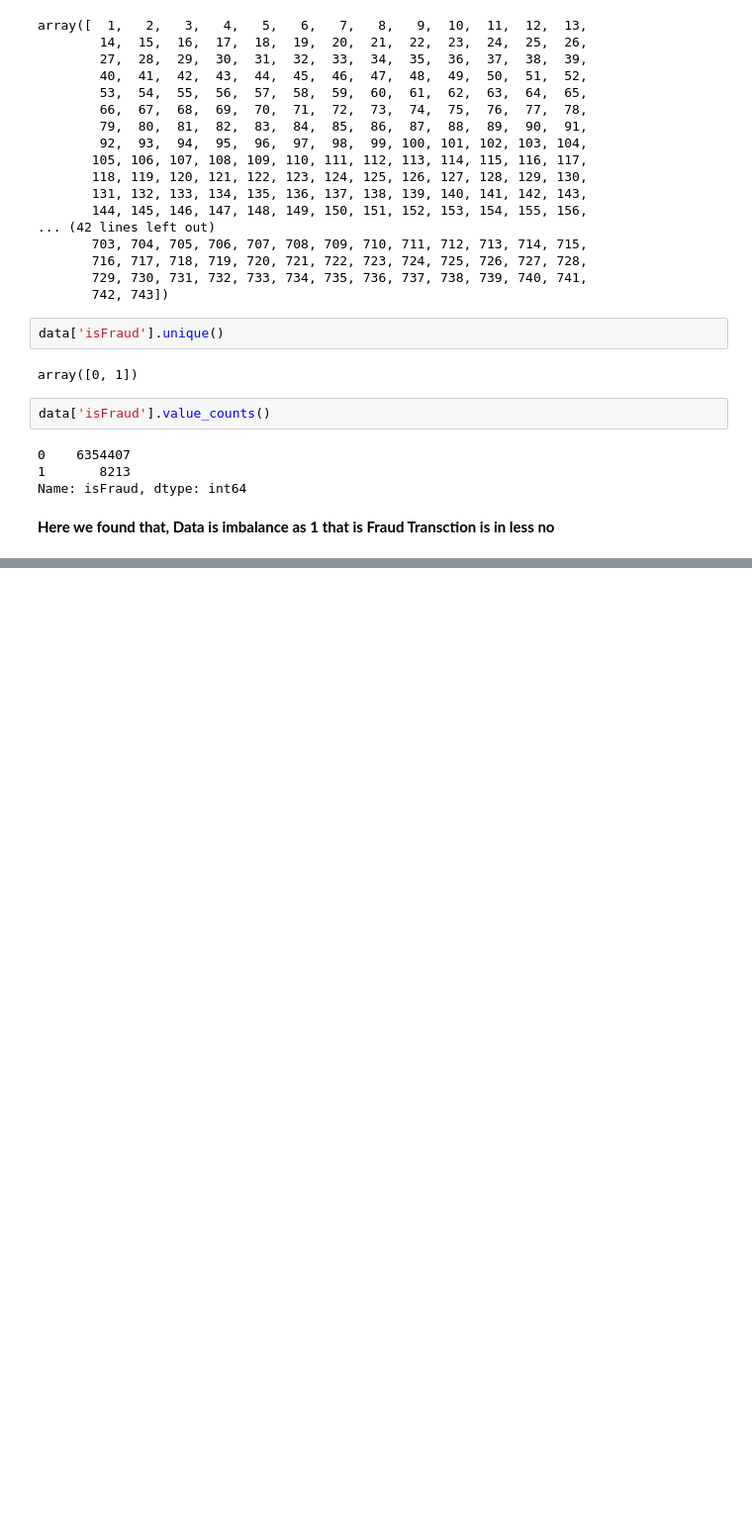
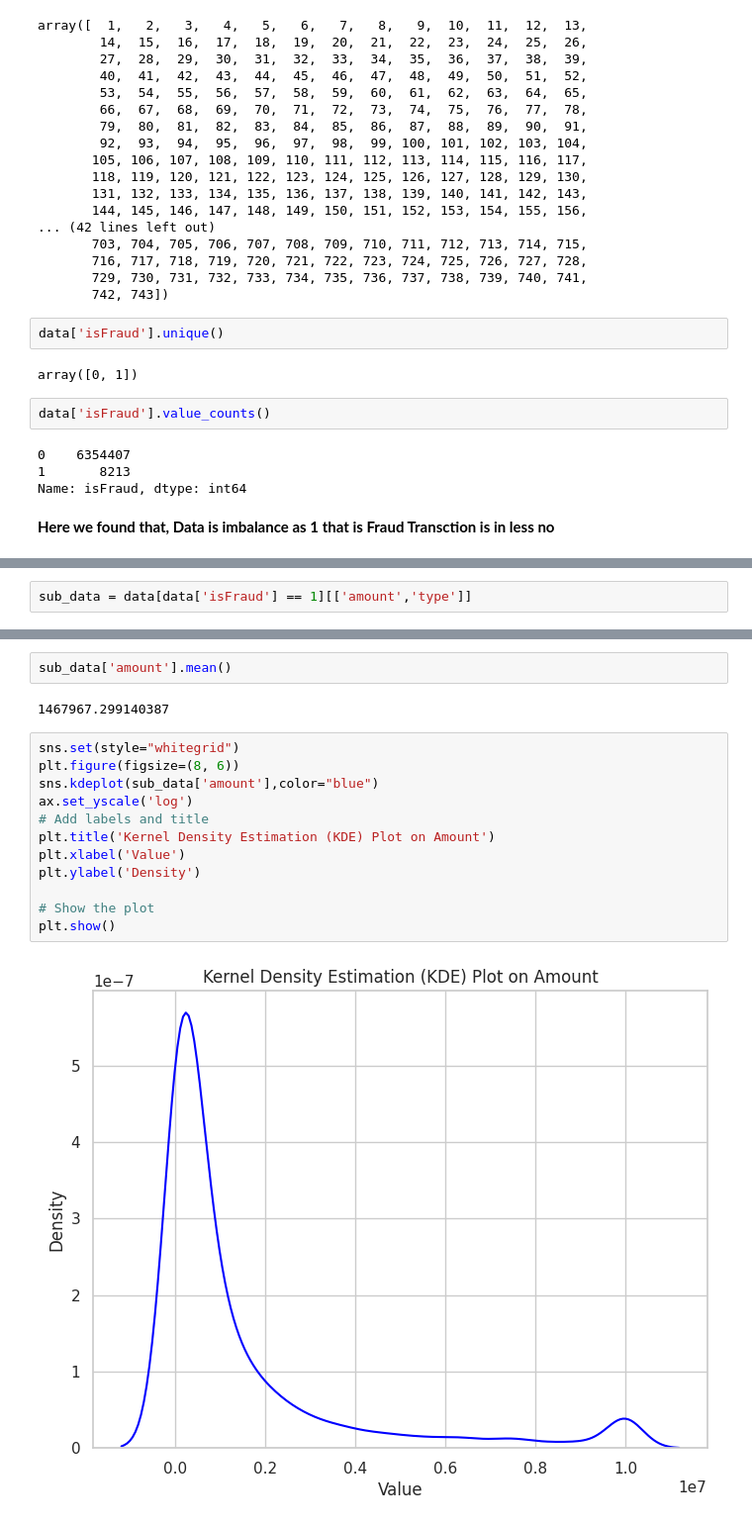
Before and after one commit to jay-D-Deshmukh/Credit-Card-Fraud-Detection, a Jupyter notebook: Fraud.ipynb, the cells around one changed output, grey strips where cells are left out. Shown at 99% size. Cells and saved outputs as stored; diff of their text form; blank space fills up the shorter version.

```diff
--- a/Fraud.ipynb
+++ b/Fraud.ipynb
@@ -151,0 +209,2 @@ Name: isFraud, dtype: int64
+# %%
+sub_data = data[data['isFraud'] == 1][['amount','type']]
@@ -151,0 +223,18 @@ Name: isFraud, dtype: int64
+# %%
+sub_data['amount'].mean()
+# %% [output]
+1467967.299140387
+# %%
+sns.set(style="whitegrid")
+plt.figure(figsize=(8, 6))
+sns.kdeplot(sub_data['amount'],color="blue")
+ax.set_yscale('log')
+# Add labels and title
+plt.title('Kernel Density Estimation (KDE) Plot on Amount')
+plt.xlabel('Value')
+plt.ylabel('Density')
+
+# Show the plot
+plt.show()
+# %% [output]
+[figure, added]
```
Also changed, not shown: parts of 26 cells of this notebook.
